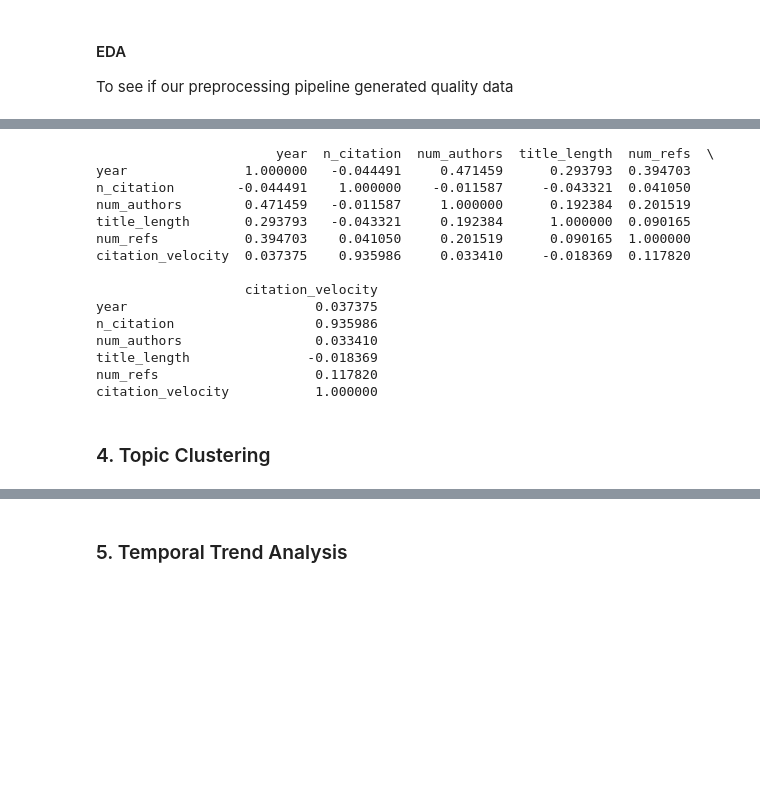
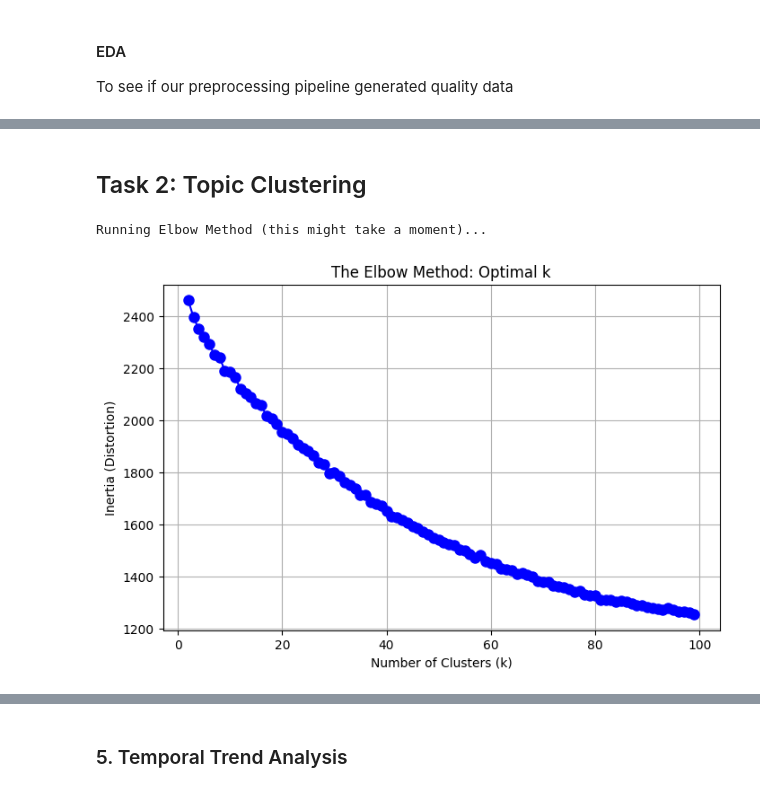
Before and after one commit to diamondoladeji/data-science-project, a Jupyter notebook: project.ipynb, the cells around one changed output, grey strips where cells are left out. Saved outputs shown, nothing was run; the diff lists cells and outputs as text; code cells hidden in the pictures; blank space fills up the shorter version.

```diff
--- a/project.ipynb
+++ b/project.ipynb
@@ -282,22 +388,31 @@ num_refs                    0.117820
 citation_velocity           1.000000
-# %%
-print(sampled_df[['year','n_citation','num_authors','title_length','num_refs','citation_velocity']].corr()
-)
-# %% [output]
-                       year  n_citation  num_authors  title_length  num_refs  \
-year               1.000000   -0.044491     0.471459      0.293793  0.394703
-n_citation        -0.044491    1.000000    -0.011587     -0.043321  0.041050
-num_authors        0.471459   -0.011587     1.000000      0.192384  0.201519
-title_length       0.293793   -0.043321     0.192384      1.000000  0.090165
-num_refs           0.394703    0.041050     0.201519      0.090165  1.000000
-citation_velocity  0.037375    0.935986     0.033410     -0.018369  0.117820
-
-                   citation_velocity
-year                        0.037375
-n_citation                  0.935986
-num_authors                 0.033410
-title_length               -0.018369
-num_refs                    0.117820
-citation_velocity           1.000000
 # %% [markdown]
-### 4. Topic Clustering
+## Task 2: Topic Clustering
+# %%
+from sklearn.cluster import KMeans
+import matplotlib.pyplot as plt
+
+
+# Elbow Method to determine the best k value for kmeans
+
+k_values = range(2,100)
+inertia = []
+
+print("Running Elbow Method (this might take a moment)...")
+for k in k_values:
+    # Use X_pca (black box features) for speed and density
+    km = KMeans(n_clusters=k, random_state=42, n_init=10)
+    km.fit(X_pca)
+    inertia.append(km.inertia_)
+
+# Plot the results
+plt.figure(figsize=(8, 5))
+plt.plot(k_values, inertia, 'bo-', markersize=8)
+plt.xlabel('Number of Clusters (k)')
+plt.ylabel('Inertia (Distortion)')
+plt.title('The Elbow Method: Optimal k')
+plt.grid(True)
+plt.show()
+# %% [output]
+Running Elbow Method (this might take a moment)...
+[figure, added]
```
Also changed, not shown: parts of 9 cells of this notebook, 13 other files.
